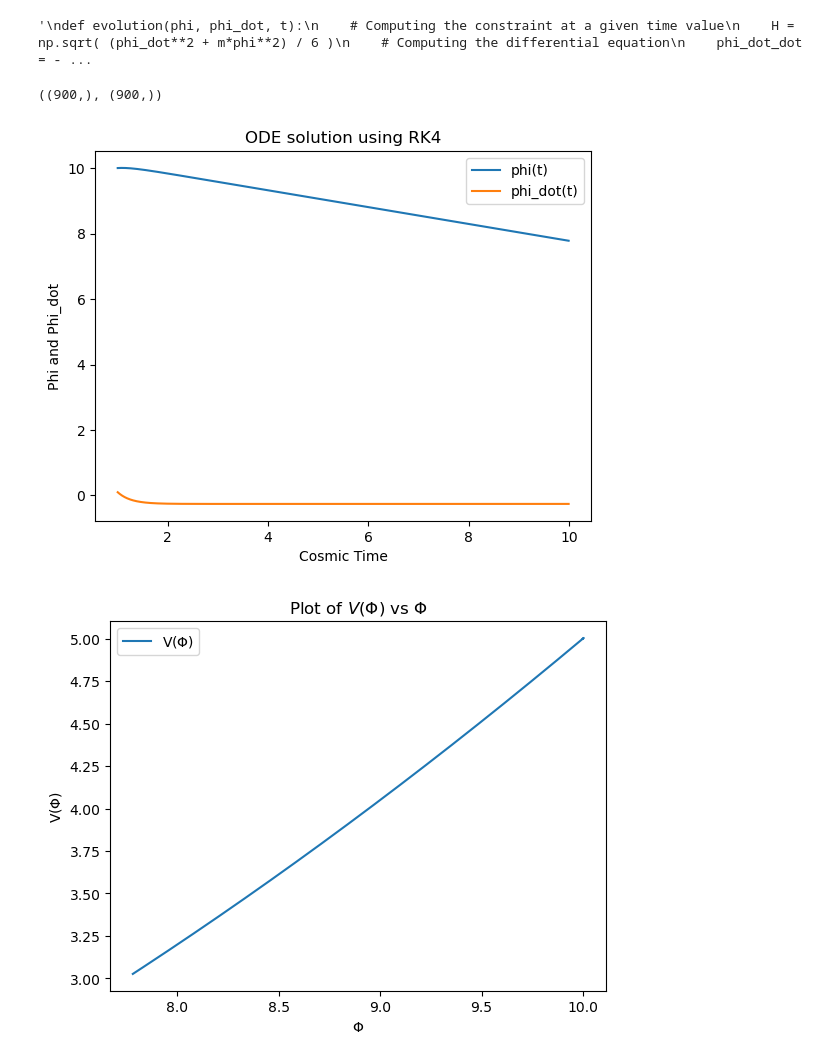
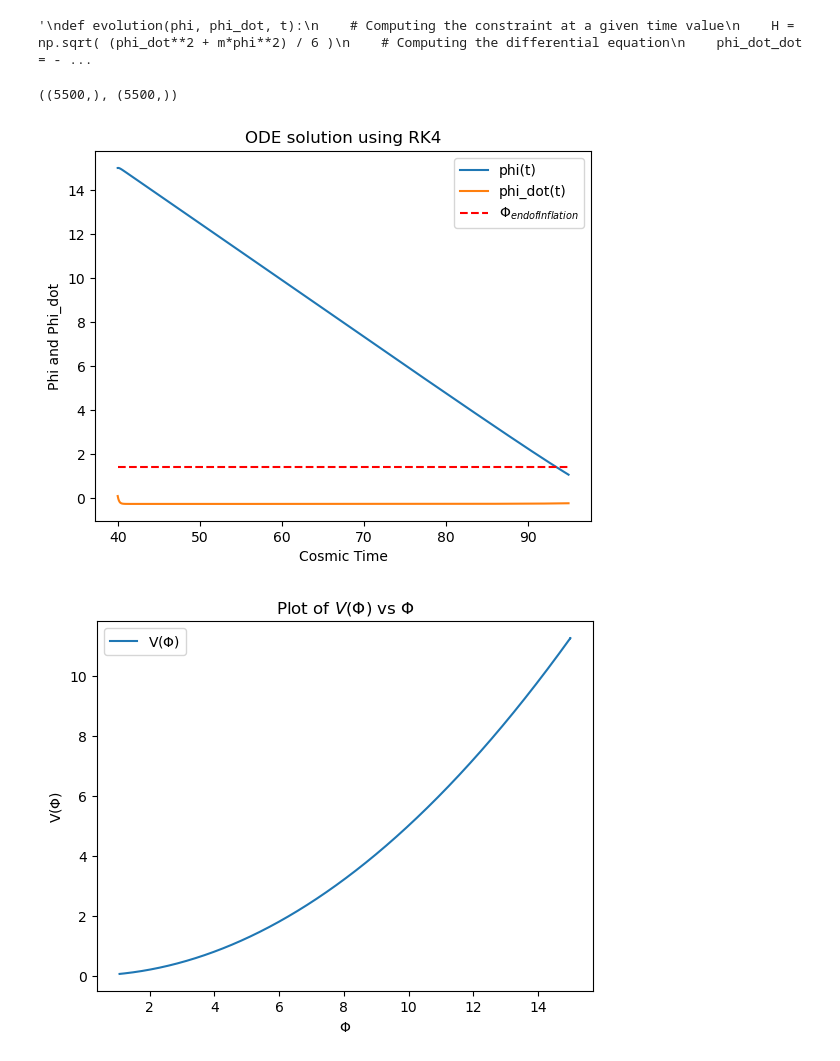
Before and after one commit to GenovaCosmology/AstroCosmoComputational, a Jupyter notebook: Students/Gabriele_Russo/CosmicStructures/ex5.ipynb, the cells around one changed output. Drawn from its saved outputs; the diff is of its cells as text; code cells hidden in the pictures.

```diff
--- a/Students/Gabriele_Russo/CosmicStructures/ex5.ipynb
+++ b/Students/Gabriele_Russo/CosmicStructures/ex5.ipynb
@@ -74,7 +96,7 @@ import matplotlib.pyplot as plt
 # Defining useful parameters
 
 m = 0.1 # in Plank's Mass
-phi0 = 10.0 # in Plank's Mass
+phi0 = 15.0 # in Plank's Mass
 phi_dot0 = 0.1 # in Plank's Mass
 # %%
 # Defining the sys of differential equations
@@ -87,8 +109,8 @@ def phi_derivatives(u, t):
     return [u[1], -3 * np.sqrt( (u[1]**2 + m*u[0]**2) / 6 ) * u[1] - m * u[0]]
 # %%
 # Time interval in Plank's unit
-t0 = 1.
-tf = 10.
+t0 = 40.
+tf = 95.
 dt = 0.01
 time = np.arange(t0, tf, dt)
 # %%
@@ -110,19 +132,21 @@ def evolution(phi, phi_dot, t):
 # %%
 time.shape, phi.shape
 # %% [output]
-((900,), (900,))
+((5500,), (5500,))
 # %%
 # Result plot
+phi_end =np.sqrt(2)
 plt.plot(time, phi, label='phi(t)')
 plt.plot(time, phi_dot, label='phi_dot(t)')
+plt.hlines(phi_end, t0, tf, colors='r', linestyles='dashed', label=r'$\Phi_{end of Inflation}$')
 plt.xlabel('Cosmic Time')
 plt.ylabel('Phi and Phi_dot')
 plt.title('ODE solution using RK4')
 plt.legend(loc='best')
 plt.grid(False)
 plt.show()
 # %% [output]
-[figure, old version]
+[figure, new version]
 # %%
 # Compute V(phi)
 V = m * phi**2 / 2
@@ -138,7 +162,7 @@ plt.legend()
 plt.grid(False)
 plt.show()
 # %% [output]
-[figure, old version]
+[figure, new version]
 # %%
 # Compute Phi_dot
 # Plot Phi_dot vs time
```
Also changed, not shown: parts of 10 cells of this notebook.
